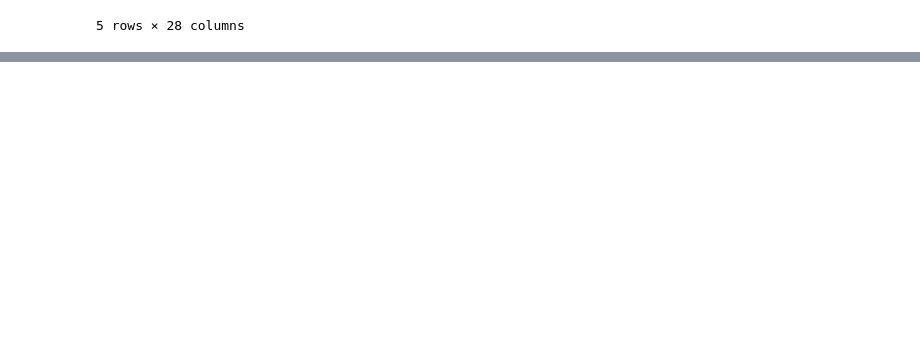
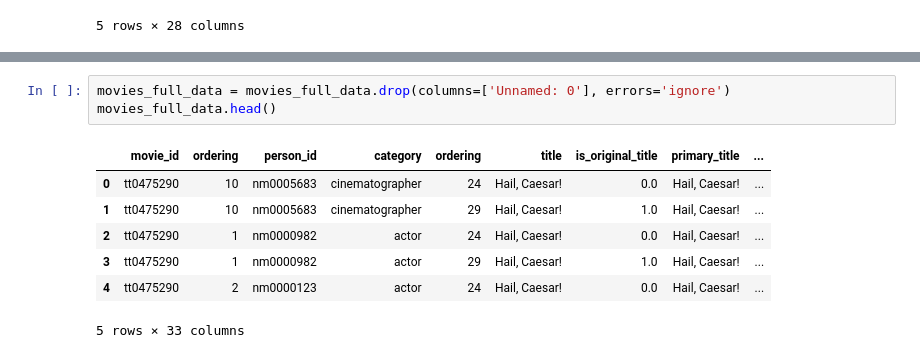
Before and after one commit to FrancisNdirangu/Phase-2-Project, a Jupyter notebook: merge.ipynb, the cells around one changed output, grey strips where cells are left out. Drawn from its saved outputs; the diff is of its cells as text; blank space fills up the shorter version.

```diff
--- a/merge.ipynb
+++ b/merge.ipynb
@@ -731,0 +836,11 @@ imdb_gross_combine.head()
+# %%
+movies_full_data = movies_full_data.drop(columns=['Unnamed: 0'], errors='ignore')
+movies_full_data.head()
+# %% [output]
+|  | movie_id | ordering | person_id | category | ordering | title | is_original_title | primary_title | ... |
+| 0 | tt0475290 | 10 | nm0005683 | cinematographer | 24 | Hail, Caesar! | 0.0 | Hail, Caesar! | ... |
+| 1 | tt0475290 | 10 | nm0005683 | cinematographer | 29 | Hail, Caesar! | 1.0 | Hail, Caesar! | ... |
+| 2 | tt0475290 | 1 | nm0000982 | actor | 24 | Hail, Caesar! | 0.0 | Hail, Caesar! | ... |
+| 3 | tt0475290 | 1 | nm0000982 | actor | 29 | Hail, Caesar! | 1.0 | Hail, Caesar! | ... |
+| 4 | tt0475290 | 2 | nm0000123 | actor | 24 | Hail, Caesar! | 0.0 | Hail, Caesar! | ... |
+5 rows × 33 columns
```
Also changed, not shown: parts of 9 cells of this notebook.
